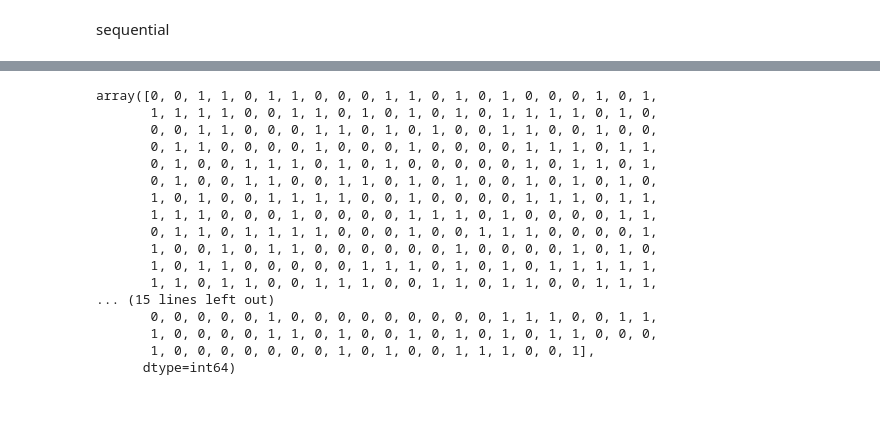
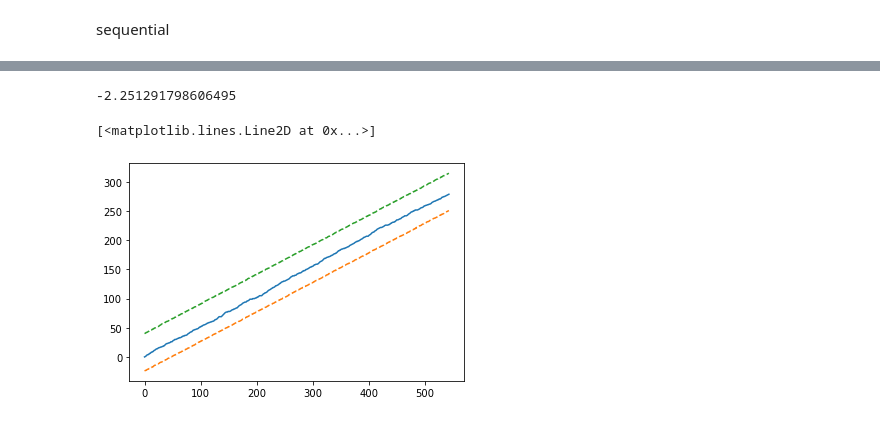
Before and after one commit to SameC137/A-B-Testing, a Jupyter notebook: A-B Testing.ipynb, the cells around one changed output, grey strips where cells are left out. Drawn from its saved outputs; the diff is of its cells as text; code cells hidden in the pictures.

```diff
--- a/A-B Testing.ipynb
+++ b/A-B Testing.ipynb
@@ -283,17 +308,17 @@ Text(0, 0.5, 'probability')
 # %% [markdown]
 sequential
 # %%
-def ConditionalSPRT(self,x,y,t1,alpha=0.05,beta=0.10,stop=None):
+def ConditionalSPRT(x,y,t1,alpha=0.05,beta=0.10,stop=None):
     if t1<=1:
-        printLog('warning',"Odd ratio should exceed 1.")
+        print('warning',"Odd ratio should exceed 1.")
     if (alpha >0.5) | (beta >0.5):
-        printLog('warning',"Unrealistic values of alpha or beta were passed."
+        print('warning',"Unrealistic values of alpha or beta were passed."
                     +" You should have good reason to use large alpha & beta values")
     if stop!=None:
         stop=math.floor(n0)
 
     def comb(n, k):
-        return factorial(n) // factorial(k) // factorial(n - k)
+        return math.factorial(n) // math.factorial(k) // math.factorial(n - k)
 
     def lchoose(b, j):
         a=[]
@@ -520,6 +527,6 @@ array([array([0., 0., 1., 1., 0.]), array([0., 0., 1., 0., 1.]),
 # %%
-test=responded.copy()
-def transform_data(df):
+
+def transform_data_2(df):
     df["datehour"]=pd.to_datetime(df.date) + pd.to_timedelta(df.hour, unit='h')
 
     df.datehour.map(lambda x:  pd.Timestamp(x,tz=None).strftime('%Y-%m-%d:%H'))
@@ -532,21 +539,3 @@ def transform_data(df):
     e =expo["yes"].to_numpy()
     c =contro["yes"].to_numpy()
     return e,c
-# %% [output]
-array([0, 0, 1, 1, 0, 1, 1, 0, 0, 0, 1, 1, 0, 1, 0, 1, 0, 0, 0, 1, 0, 1,
-       1, 1, 1, 1, 0, 0, 1, 1, 0, 1, 0, 1, 0, 1, 0, 1, 1, 1, 1, 0, 1, 0,
-       0, 0, 1, 1, 0, 0, 0, 1, 1, 0, 1, 0, 1, 0, 0, 1, 1, 0, 0, 1, 0, 0,
-       0, 1, 1, 0, 0, 0, 0, 1, 0, 0, 0, 1, 0, 0, 0, 0, 1, 1, 1, 0, 1, 1,
-       0, 1, 0, 0, 1, 1, 1, 0, 1, 0, 1, 0, 0, 0, 0, 0, 1, 0, 1, 1, 0, 1,
-       0, 1, 0, 0, 1, 1, 0, 0, 1, 1, 0, 1, 0, 1, 0, 0, 1, 0, 1, 0, 1, 0,
-       1, 0, 1, 0, 0, 1, 1, 1, 1, 0, 0, 1, 0, 0, 0, 0, 1, 1, 1, 0, 1, 1,
-       1, 1, 1, 0, 0, 0, 1, 0, 0, 0, 0, 1, 1, 1, 0, 1, 0, 0, 0, 0, 1, 1,
-       0, 1, 1, 0, 1, 1, 1, 1, 0, 0, 0, 1, 0, 0, 1, 1, 1, 0, 0, 0, 0, 1,
-       1, 0, 0, 1, 0, 1, 1, 0, 0, 0, 0, 0, 0, 1, 0, 0, 0, 0, 1, 0, 1, 0,
-       1, 0, 1, 1, 0, 0, 0, 0, 0, 1, 1, 1, 0, 1, 0, 1, 0, 1, 1, 1, 1, 1,
-       1, 1, 0, 1, 1, 0, 0, 1, 1, 1, 0, 0, 1, 1, 0, 1, 1, 0, 0, 1, 1, 1,
-... (15 lines left out)
-       0, 0, 0, 0, 0, 1, 0, 0, 0, 0, 0, 0, 0, 0, 0, 1, 1, 1, 0, 0, 1, 1,
-       1, 0, 0, 0, 0, 1, 1, 0, 1, 0, 0, 1, 0, 1, 0, 1, 0, 1, 1, 0, 0, 0,
-       1, 0, 0, 0, 0, 0, 0, 0, 1, 0, 1, 0, 0, 1, 1, 1, 0, 0, 1],
-      dtype=int64)
@@ -600,0 +542,19 @@ class SequentialTest:
+# %%
+test=responded.copy()
+x,y=transform_data_2(test)
+outcome,n, k,l,u,truncated,truncate_decision,x1,r,stats,limits=ConditionalSPRT(x=x,y=y,t1=1.1)
+
+# print(k)
+# %%
+# limits
+
+print(l)
+# %% [output]
+-2.251291798606495
+# %%
+plt.plot(r, x1, label = "line 1")
+plt.plot(r, limits[:,0], label = "Lower Bound", linestyle='dashed')
+plt.plot(r, limits[:,1], label = "Upper Bound", linestyle='dashed')
+# %% [output]
+[<matplotlib.lines.Line2D at 0x...>]
+[figure, added]
```
Also changed, not shown: parts of 39 cells of this notebook.
